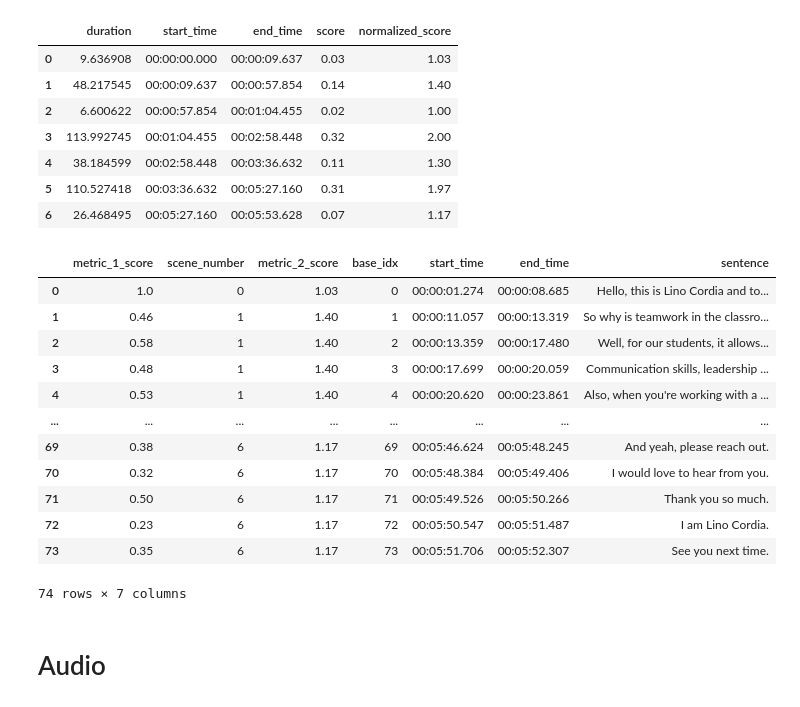
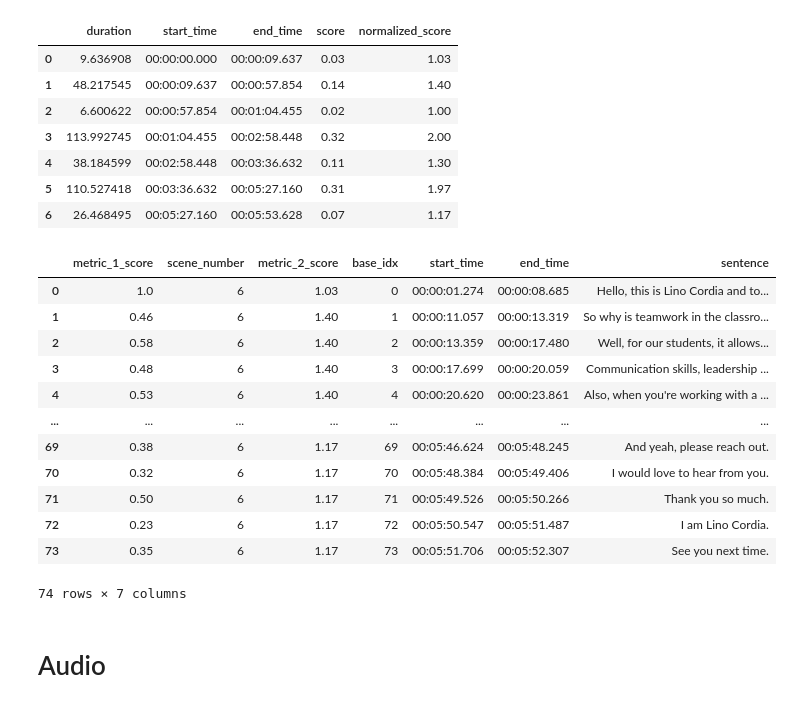
Before and after one commit to Dada-Tech/multimodal-video-trimming, a Jupyter notebook: MultiModal_Video_Summarization.ipynb, the cells around one changed output. Saved outputs shown, nothing was run; the diff lists cells and outputs as text; code cells hidden in the pictures.

Commit message:
scene number fix progress

```diff
--- a/MultiModal_Video_Summarization.ipynb
+++ b/MultiModal_Video_Summarization.ipynb
@@ -942,36 +957,62 @@ notebook_mode_print(df_scenes)
 # %%
 # 3: Apply score to contained sentence and track scene_number
 
 # Function to find the corresponding scene score and scene number for each sentence
 def get_scene_info(sentence_row):
     for scene_idx, scene_row in df_scenes.iterrows():
         if scene_row['start_time'] <= sentence_row['start_time'] <= scene_row['end_time'] or \
            scene_row['start_time'] <= sentence_row['end_time'] <= scene_row['end_time']:
             return scene_row['normalized_score'], scene_idx  # Return the score and the scene index
     return None, None  # In case no scene was found for the sentence
 
+# Function to compute weighted scene score for each sentence
+def compute_sentence_score(sentence_row):
+    total_score = 0
+    for scene_idx, scene_row in df_scenes.iterrows():
+        scene_start = ts_to_s(scene_row['start_time'])
+        scene_end = ts_to_s(scene_row['end_time'])
+        sentence_start = ts_to_s(sentence_row['start_time'])
+        sentence_end = ts_to_s(sentence_row['end_time'])
+
+        # Find overlap duration between sentence and scene
+        overlap_start = max(sentence_start, scene_start)
+        overlap_end = min(sentence_end, scene_end)
+        overlap_duration = max(0, overlap_end - overlap_start)  # Ensure non-negative
+
+        if overlap_duration > 0:
+            sentence_duration = sentence_end - sentence_start
+            proportion = overlap_duration / sentence_duration
+            total_score += proportion * scene_row['normalized_score']
+    # print(scene_row)
+    return total_score, scene_idx
+
+def compute_sentence_score2(sentence_row):
+    total_score = 0
+
+
 # Drop existing columns if needed
 drop_if_exists(df_sentences, "metric_2_score")
 drop_if_exists(df_sentences, "scene_number")
 
 # Insert columns for metric_2_score and scene_number
 df_sentences.insert(1, "metric_2_score", normalized_scores)
 df_sentences.insert(1, "scene_number", 0)
 
 # Apply the function to get the score and scene_number
-df_sentences[['metric_2_score', 'scene_number']] = df_sentences.apply(lambda row: pd.Series(get_scene_info(row)), axis=1)
+df_sentences[['metric_2_score', 'scene_number']] = df_sentences.apply(lambda row: pd.Series(compute_sentence_score(row)), axis=1)
+# df_sentences[['metric_2_score', 'scene_number']] = df_sentences.apply(compute_sentence_score, axis=1)
 
 df_sentences['scene_number'] = df_sentences['scene_number'].astype(int)
 
 # Display the updated DataFrame
 notebook_mode_print(df_sentences)
 # %% [output]
 |  | metric_1_score | scene_number | metric_2_score | base_idx | start_time | end_time | sentence |
-| 0 | 1.0 | 0 | 1.03 | 0 | 00:00:01.274 | 00:00:08.685 | Hello, this is Lino Cordia and to... |
-| 1 | 0.46 | 1 | 1.40 | 1 | 00:00:11.057 | 00:00:13.319 | So why is teamwork in the classro... |
-| 2 | 0.58 | 1 | 1.40 | 2 | 00:00:13.359 | 00:00:17.480 | Well, for our students, it allows... |
-| 3 | 0.48 | 1 | 1.40 | 3 | 00:00:17.699 | 00:00:20.059 | Communication skills, leadership ... |
-| 4 | 0.53 | 1 | 1.40 | 4 | 00:00:20.620 | 00:00:23.861 | Also, when you're working with a ... |
+| 0 | 1.0 | 6 | 1.03 | 0 | 00:00:01.274 | 00:00:08.685 | Hello, this is Lino Cordia and to... |
+| 1 | 0.46 | 6 | 1.40 | 1 | 00:00:11.057 | 00:00:13.319 | So why is teamwork in the classro... |
+| 2 | 0.58 | 6 | 1.40 | 2 | 00:00:13.359 | 00:00:17.480 | Well, for our students, it allows... |
+| 3 | 0.48 | 6 | 1.40 | 3 | 00:00:17.699 | 00:00:20.059 | Communication skills, leadership ... |
+| 4 | 0.53 | 6 | 1.40 | 4 | 00:00:20.620 | 00:00:23.861 | Also, when you're working with a ... |
 | ... | ... | ... | ... | ... | ... | ... | ... |
 | 69 | 0.38 | 6 | 1.17 | 69 | 00:05:46.624 | 00:05:48.245 | And yeah, please reach out. |
 | 70 | 0.32 | 6 | 1.17 | 70 | 00:05:48.384 | 00:05:49.406 | I would love to hear from you. |
```
Also changed, not shown: parts of 6 cells of this notebook.
